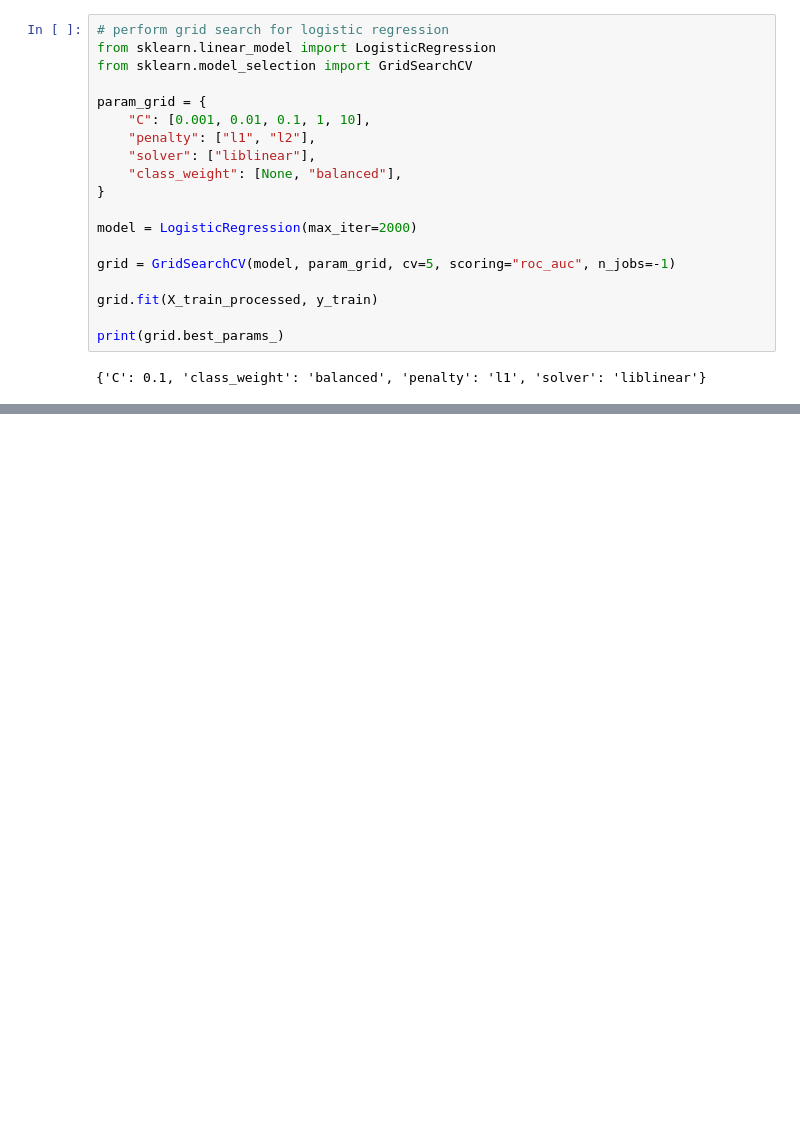
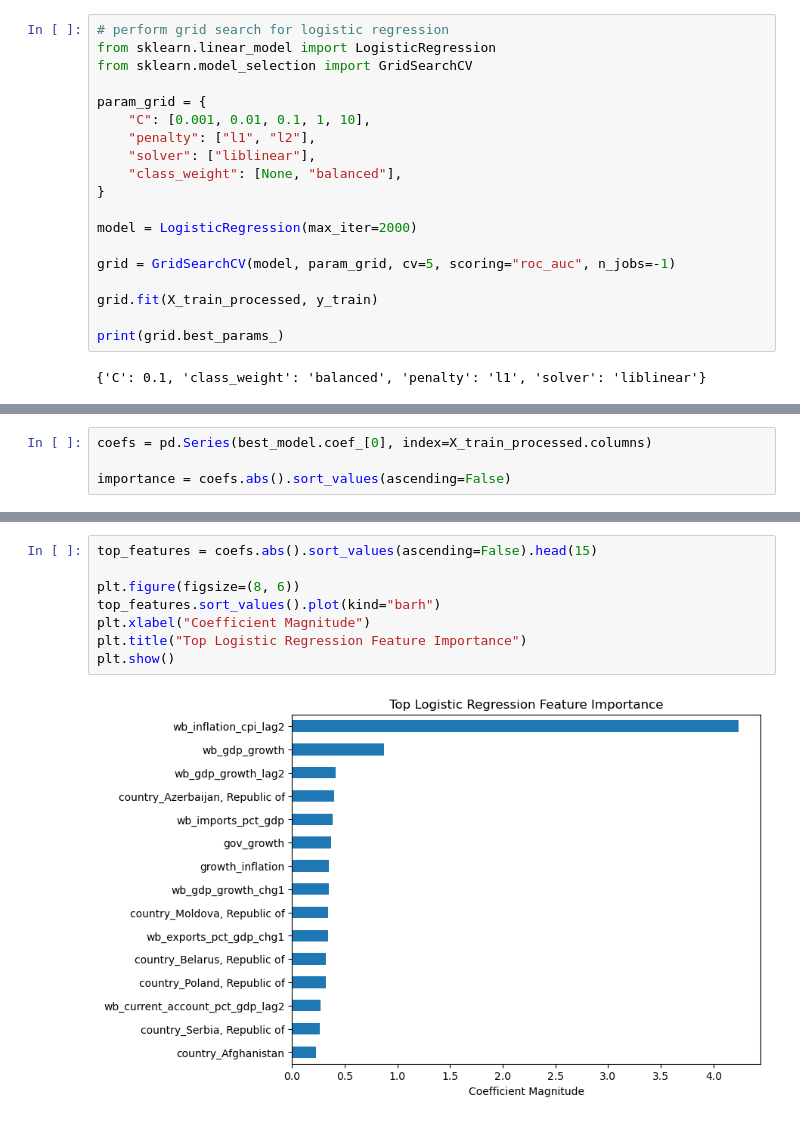
Before and after one commit to tina-ytyuan/SP26_IDS705_ML_Project, a Jupyter notebook: regressions.ipynb, the cells around one changed output, grey strips where cells are left out. Drawn from its saved outputs; the diff is of its cells as text; blank space fills up the shorter version.

```diff
--- a/regressions.ipynb
+++ b/regressions.ipynb
@@ -220,0 +291,4 @@ roc_auc_score(y_val, y_val_pred)
+# %%
+coefs = pd.Series(best_model.coef_[0], index=X_train_processed.columns)
+
+importance = coefs.abs().sort_values(ascending=False)
@@ -220,0 +309,10 @@ roc_auc_score(y_val, y_val_pred)
+# %%
+top_features = coefs.abs().sort_values(ascending=False).head(15)
+
+plt.figure(figsize=(8, 6))
+top_features.sort_values().plot(kind="barh")
+plt.xlabel("Coefficient Magnitude")
+plt.title("Top Logistic Regression Feature Importance")
+plt.show()
+# %% [output]
+[figure, added]
```
Also changed, not shown: parts of 10 cells of this notebook.
